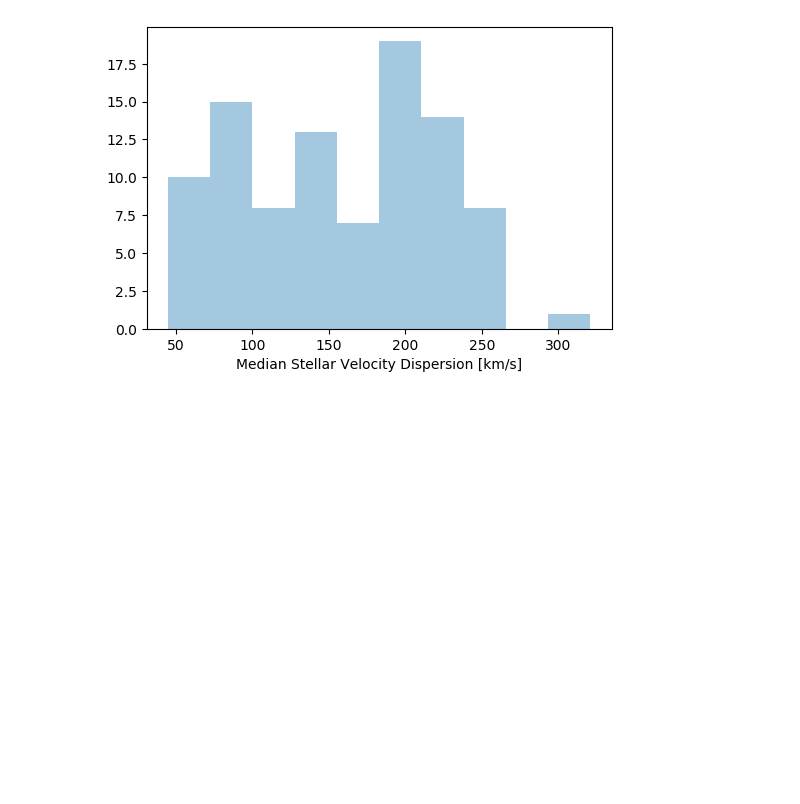
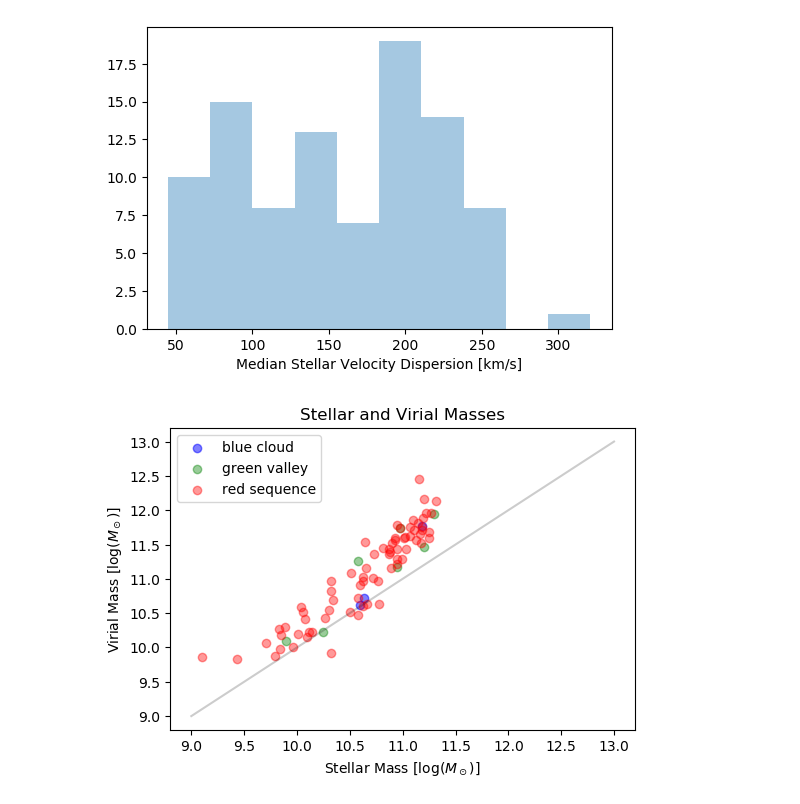
Before and after one commit to kadglass/RotationCurves, a Jupyter notebook: notebooks/elliptical_test.ipynb, the cells around one changed output. Drawn from its saved outputs; the diff is of its cells as text; code cells hidden in the pictures; blank space fills up the shorter version.

```diff
--- a/notebooks/elliptical_test.ipynb
+++ b/notebooks/elliptical_test.ipynb
@@ -42,3 +42,16 @@ plt.savefig(plot_dir + 'median_sigma.png')
 plt.show()
 # %% [output]
 [figure]
+# %%
+plt.scatter(Mstar[cmd == 1], Mvir[cmd == 1], color = 'b', alpha=0.5, label='blue cloud')
+plt.scatter(Mstar[cmd == 2], Mvir[cmd == 2], alpha=0.4, color = 'g', label='green valley')
+plt.scatter(Mstar[cmd == 3], Mvir[cmd == 3], alpha=0.4, color = 'r', label='red sequence')
+plt.legend()
+plt.ylabel('Virial Mass [$\log (M_\odot)$]')
+plt.xlabel('Stellar Mass [$\log (M_\odot)$]')
+plt.plot([9,13],[9,13],color='k',alpha=0.2)
+plt.title('Stellar and Virial Masses')
+plt.savefig(plot_dir + 'mass_scatter.png')
+plt.show()
+# %% [output]
+[figure, added]
```
Also changed, not shown: parts of 5 cells of this notebook, 37 other files.
